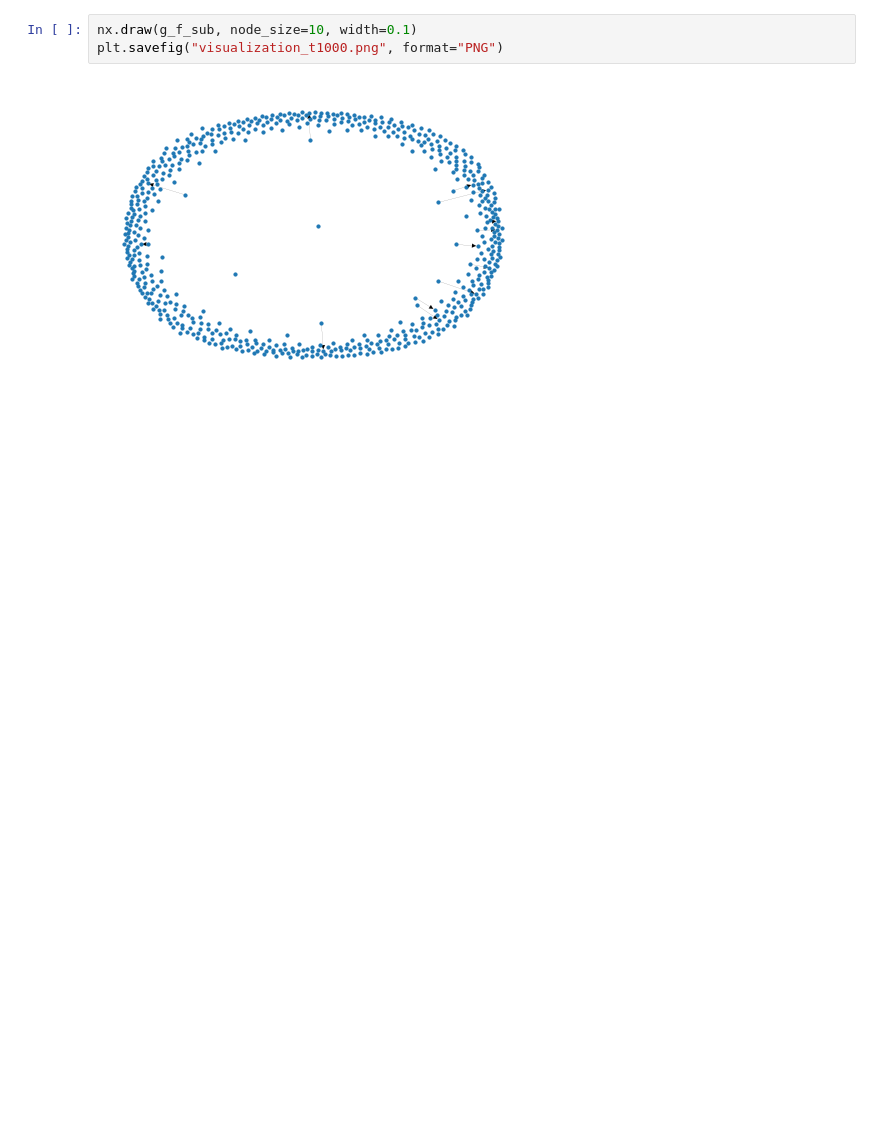
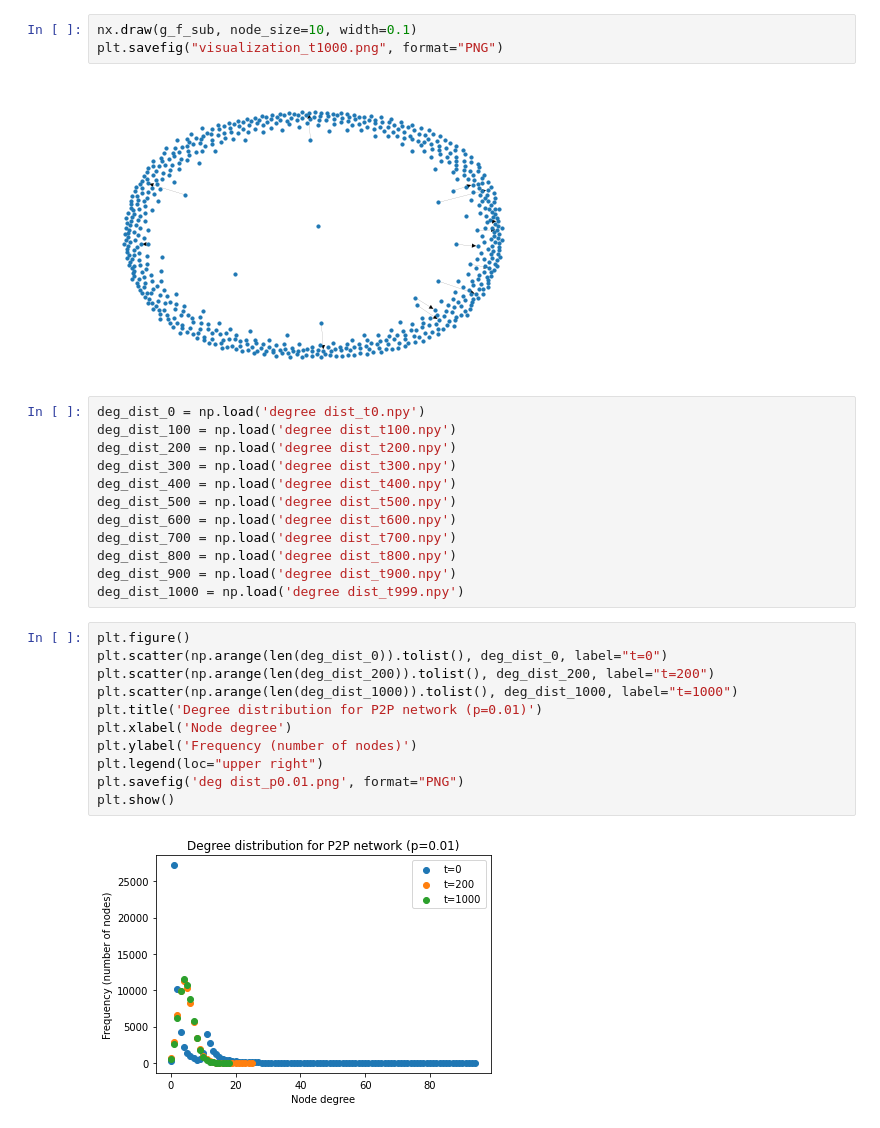
Before and after one commit to tonyrunqihuang/18755-Projects-Network-Destroy-Repair-Game, a Jupyter notebook: experiment/p2p network/random/0.01/analysis_random_0.01.ipynb, the cells around one changed output. Cells and saved outputs as stored; diff of their text form; blank space fills up the shorter version.

```diff
--- a/experiment/p2p network/random/0.01/analysis_random_0.01.ipynb
+++ b/experiment/p2p network/random/0.01/analysis_random_0.01.ipynb
@@ -34,3 +33,28 @@ nx.draw(g_f_sub, node_size=10, width=0.1)
 plt.savefig("visualization_t1000.png", format="PNG")
 # %% [output]
 [figure]
+# %%
+deg_dist_0 = np.load('degree dist_t0.npy')
+deg_dist_100 = np.load('degree dist_t100.npy')
+deg_dist_200 = np.load('degree dist_t200.npy')
+deg_dist_300 = np.load('degree dist_t300.npy')
+deg_dist_400 = np.load('degree dist_t400.npy')
+deg_dist_500 = np.load('degree dist_t500.npy')
+deg_dist_600 = np.load('degree dist_t600.npy')
+deg_dist_700 = np.load('degree dist_t700.npy')
+deg_dist_800 = np.load('degree dist_t800.npy')
+deg_dist_900 = np.load('degree dist_t900.npy')
+deg_dist_1000 = np.load('degree dist_t999.npy')
+# %%
+plt.figure()
+plt.scatter(np.arange(len(deg_dist_0)).tolist(), deg_dist_0, label="t=0")
+plt.scatter(np.arange(len(deg_dist_200)).tolist(), deg_dist_200, label="t=200")
+plt.scatter(np.arange(len(deg_dist_1000)).tolist(), deg_dist_1000, label="t=1000")
+plt.title('Degree distribution for P2P network (p=0.01)')
+plt.xlabel('Node degree')
+plt.ylabel('Frequency (number of nodes)')
+plt.legend(loc="upper right")
+plt.savefig('deg dist_p0.01.png', format="PNG")
+plt.show()
+# %% [output]
+[figure, added]
```
Also changed, not shown: parts of 2 cells of this notebook, 1 other file.
